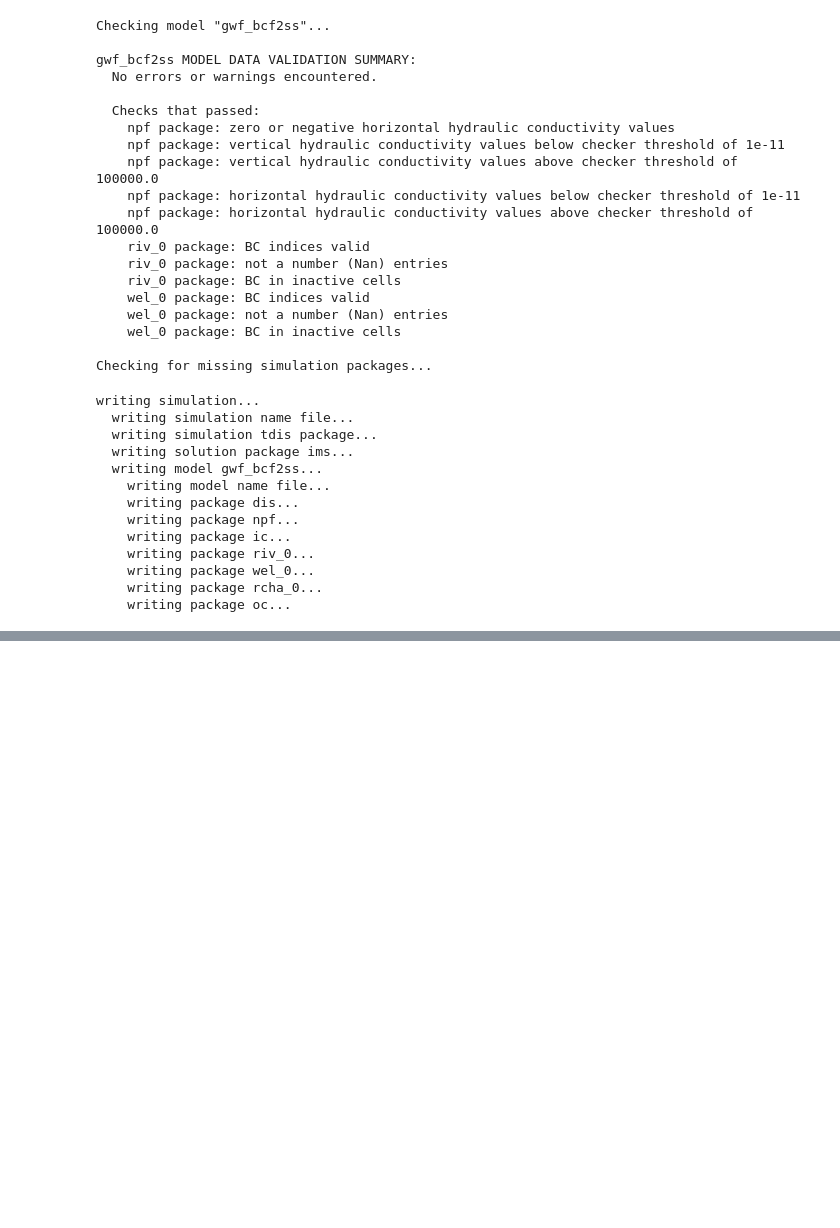
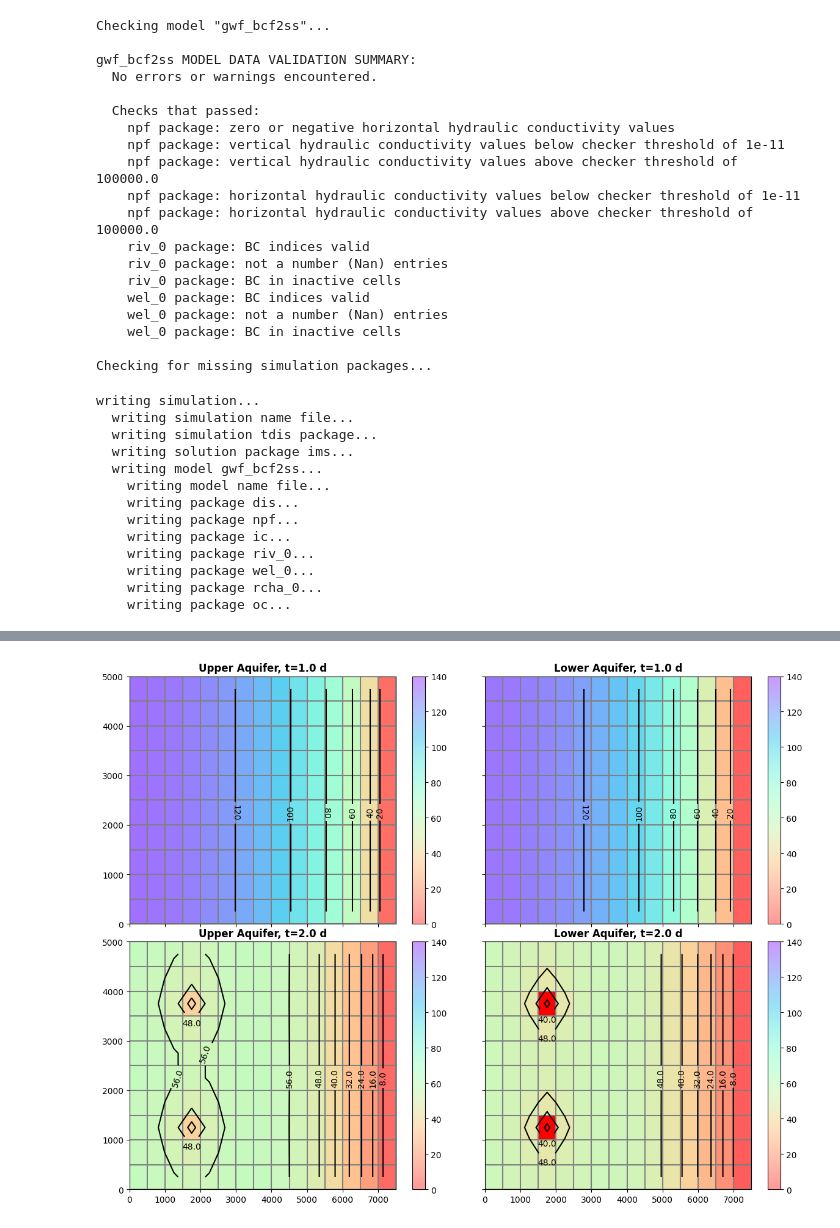
Before and after one commit to dannbuckley/flopy_mf6_work, a Jupyter notebook: notebooks/testing/gwf_bcf2ss/gwf_bcf2ss.ipynb, the cells around one changed output, grey strips where cells are left out. Saved outputs shown, nothing was run; the diff lists cells and outputs as text; code cells hidden in the pictures; blank space fills up the shorter version.

```diff
--- a/notebooks/testing/gwf_bcf2ss/gwf_bcf2ss.ipynb
+++ b/notebooks/testing/gwf_bcf2ss/gwf_bcf2ss.ipynb
@@ -185,4 +189,8 @@ review, the USGS reserves the right to update the software as needed
 
  Normal termination of simulation.
+# %%
+newton_sim.plot_head_comparison_kper();
+# %% [output]
+[figure, added]
 # %%
 newton_sim.simulation.delete_output_files()
```
Also changed, not shown: parts of 5 cells of this notebook, 27 other files.
